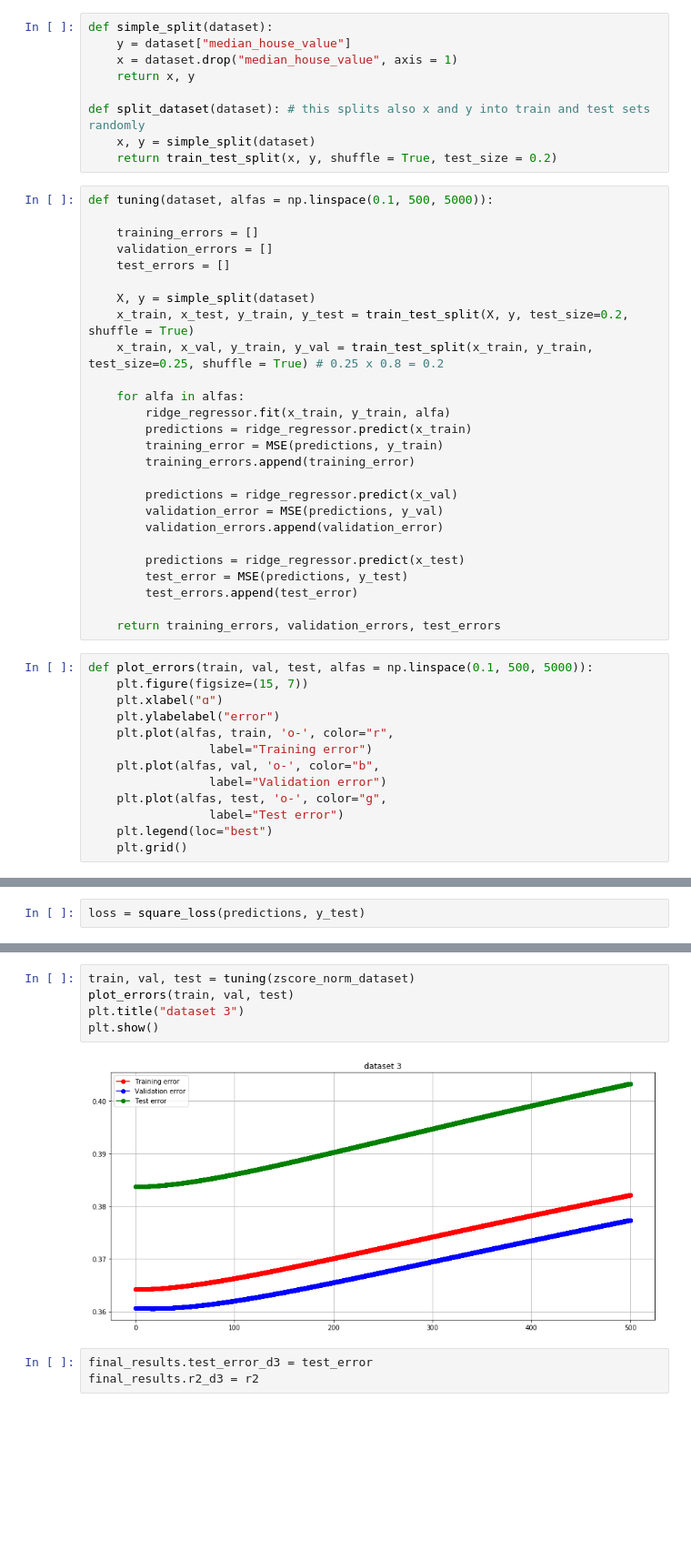
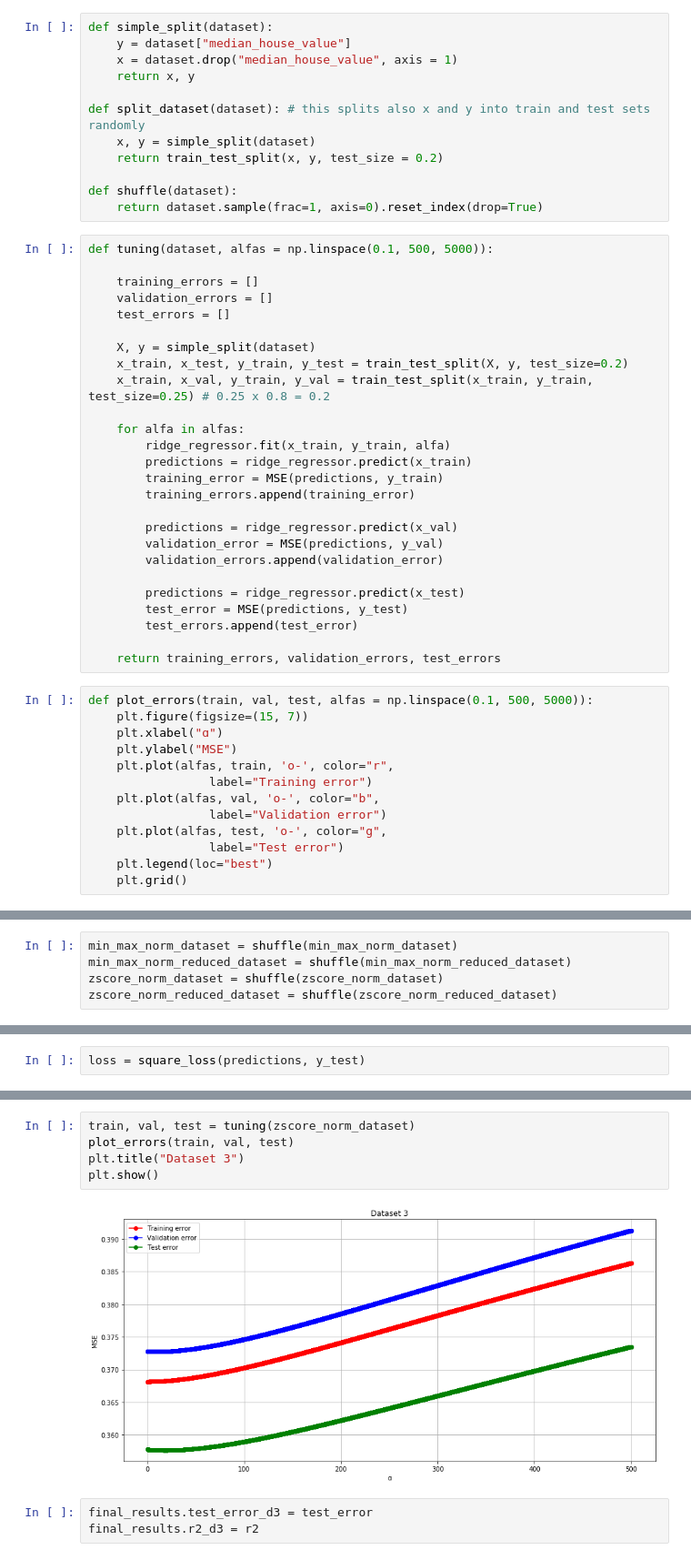
Before and after one commit to iamgiolaga/ridge-regression, a Jupyter notebook: 01_ridgeregression.ipynb, the cells around one changed output, grey strips where cells are left out. Shown at 91% size. Saved outputs shown, nothing was run; the diff lists cells and outputs as text; blank space fills up the shorter version.

```diff
--- a/01_ridgeregression.ipynb
+++ b/01_ridgeregression.ipynb
@@ -99,7 +113,10 @@ def simple_split(dataset):
 
 def split_dataset(dataset): # this splits also x and y into train and test sets randomly
     x, y = simple_split(dataset)
-    return train_test_split(x, y, shuffle = True, test_size = 0.2)
+    return train_test_split(x, y, test_size = 0.2)
+
+def shuffle(dataset):
+    return dataset.sample(frac=1, axis=0).reset_index(drop=True)
 # %%
 def tuning(dataset, alfas = np.linspace(0.1, 500, 5000)):
 
@@ -108,8 +125,8 @@ def tuning(dataset, alfas = np.linspace(0.1, 500, 5000)):
     test_errors = []
 
     X, y = simple_split(dataset)
-    x_train, x_test, y_train, y_test = train_test_split(X, y, test_size=0.2, shuffle = True)
-    x_train, x_val, y_train, y_val = train_test_split(x_train, y_train, test_size=0.25, shuffle = True) # 0.25 x 0.8 = 0.2
+    x_train, x_test, y_train, y_test = train_test_split(X, y, test_size=0.2)
+    x_train, x_val, y_train, y_val = train_test_split(x_train, y_train, test_size=0.25) # 0.25 x 0.8 = 0.2
 
     for alfa in alfas:
         ridge_regressor.fit(x_train, y_train, alfa)
@@ -130,7 +147,7 @@ def tuning(dataset, alfas = np.linspace(0.1, 500, 5000)):
 def plot_errors(train, val, test, alfas = np.linspace(0.1, 500, 5000)):
     plt.figure(figsize=(15, 7))
     plt.xlabel("ɑ")
-    plt.ylabelabel("error")
+    plt.ylabel("MSE")
     plt.plot(alfas, train, 'o-', color="r",
                  label="Training error")
     plt.plot(alfas, val, 'o-', color="b",
@@ -143,6 +160,11 @@ def plot_errors(train, val, test, alfas = np.linspace(0.1, 500, 5000)):
 Now we apply the ridge regressor for the 4 datasets and compute predictions, for this part it will be used $\alpha$ = 0.1
 # %%
 ridge_regressor = myRidgeRegressor()
+# %%
+min_max_norm_dataset = shuffle(min_max_norm_dataset)
+min_max_norm_reduced_dataset = shuffle(min_max_norm_reduced_dataset)
+zscore_norm_dataset = shuffle(zscore_norm_dataset)
+zscore_norm_reduced_dataset = shuffle(zscore_norm_reduced_dataset)
 # %% [markdown]
 ### First dataset
 # %%
@@ -353,10 +375,10 @@ plt.show()
 # %%
 train, val, test = tuning(zscore_norm_dataset)
 plot_errors(train, val, test)
-plt.title("dataset 3")
+plt.title("Dataset 3")
 plt.show()
 # %% [output]
-[figure, old version]
+[figure, new version]
 # %%
 final_results.test_error_d3 = test_error
 final_results.r2_d3 = r2
```
Also changed, not shown: parts of 71 cells of this notebook, 14 other files.
